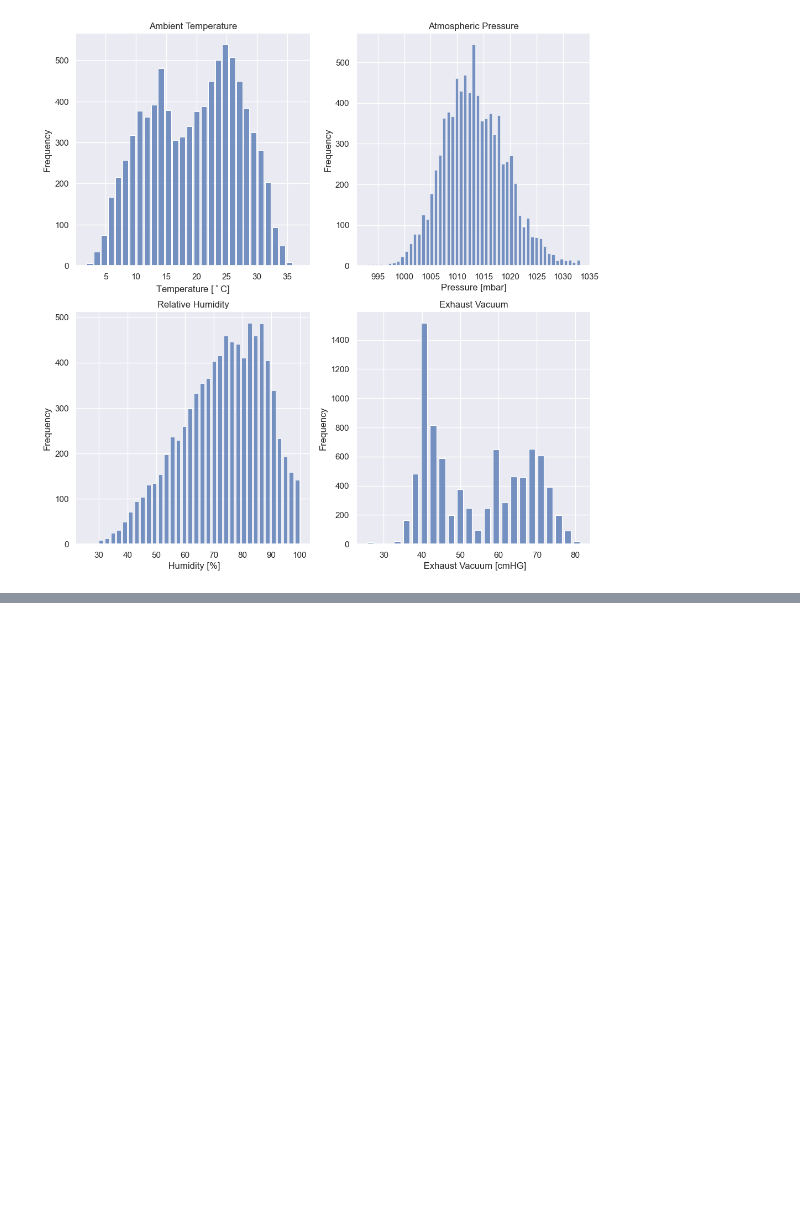
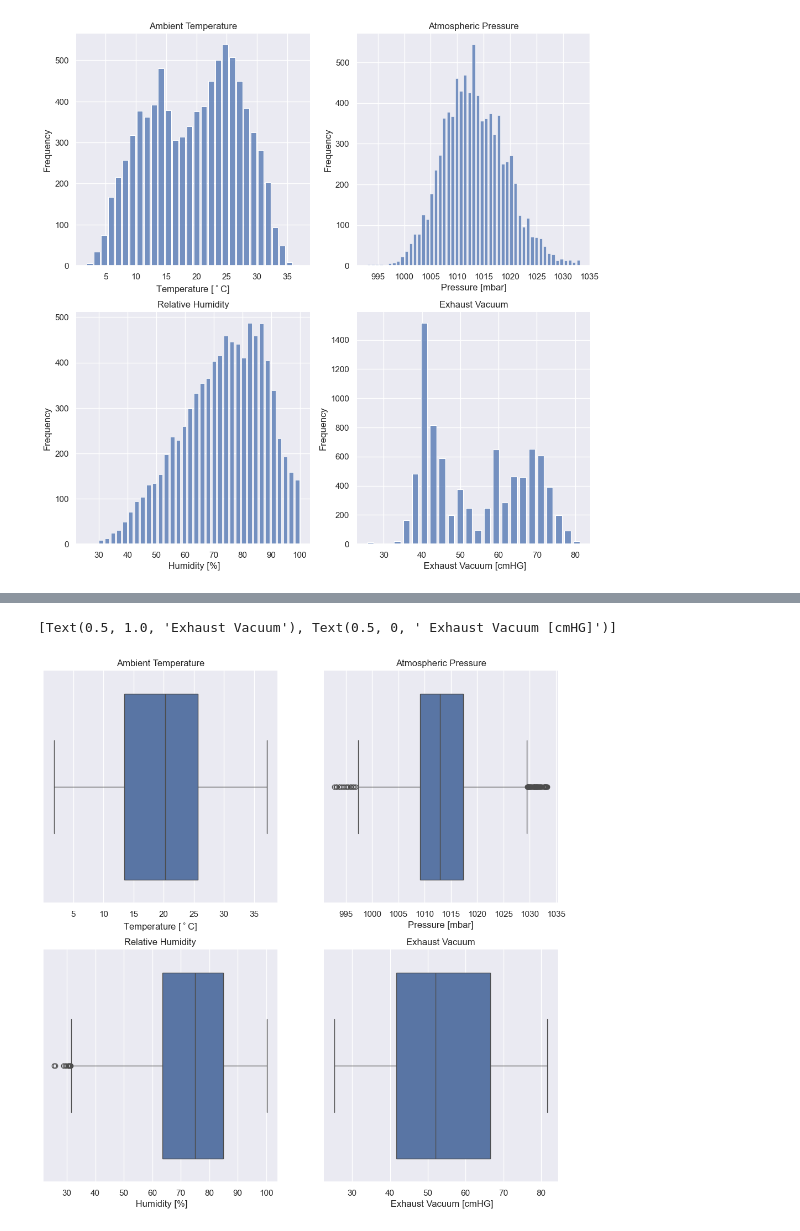
Before and after one commit to szilagyi93/regression, a Jupyter notebook: 01_main/regression_ccpp.ipynb, the cells around one changed output, grey strips where cells are left out. Saved outputs shown, nothing was run; the diff lists cells and outputs as text; code cells hidden in the pictures; blank space fills up the shorter version.

```diff
--- a/01_main/regression_ccpp.ipynb
+++ b/01_main/regression_ccpp.ipynb
@@ -186,0 +219,26 @@ sns.pairplot(pd_train,kind="hist")
+# %%
+import matplotlib.pyplot as plt
+import seaborn as sns
+sns.set()
+
+f, axes = plt.subplots(2, 2, figsize=(12, 12),sharex=False, sharey=False)
+sns.despine(left=True)
+
+ax = sns.boxplot(x=pd_train['AT'], ax=axes[0, 0])
+ax.set(title='Ambient Temperature',
+      xlabel='Temperature [$^\circ$C]')
+
+ax = sns.boxplot(x=pd_train['AP'], ax=axes[0, 1])
+ax.set(title='Atmospheric Pressure',
+       xlabel='Pressure [mbar]')
+
+ax = sns.boxplot(x=pd_train['RH'], ax=axes[1, 0])
+ax.set(title='Relative Humidity',
+       xlabel=' Humidity [%]')
+
+ax = sns.boxplot(x=pd_train['V'], ax=axes[1, 1])
+ax.set(title='Exhaust Vacuum',
+       xlabel=' Exhaust Vacuum [cmHG]')
+# %% [output]
+[Text(0.5, 1.0, 'Exhaust Vacuum'), Text(0.5, 0, ' Exhaust Vacuum [cmHG]')]
+[figure, added]
```
Also changed, not shown: parts of 15 cells of this notebook.
